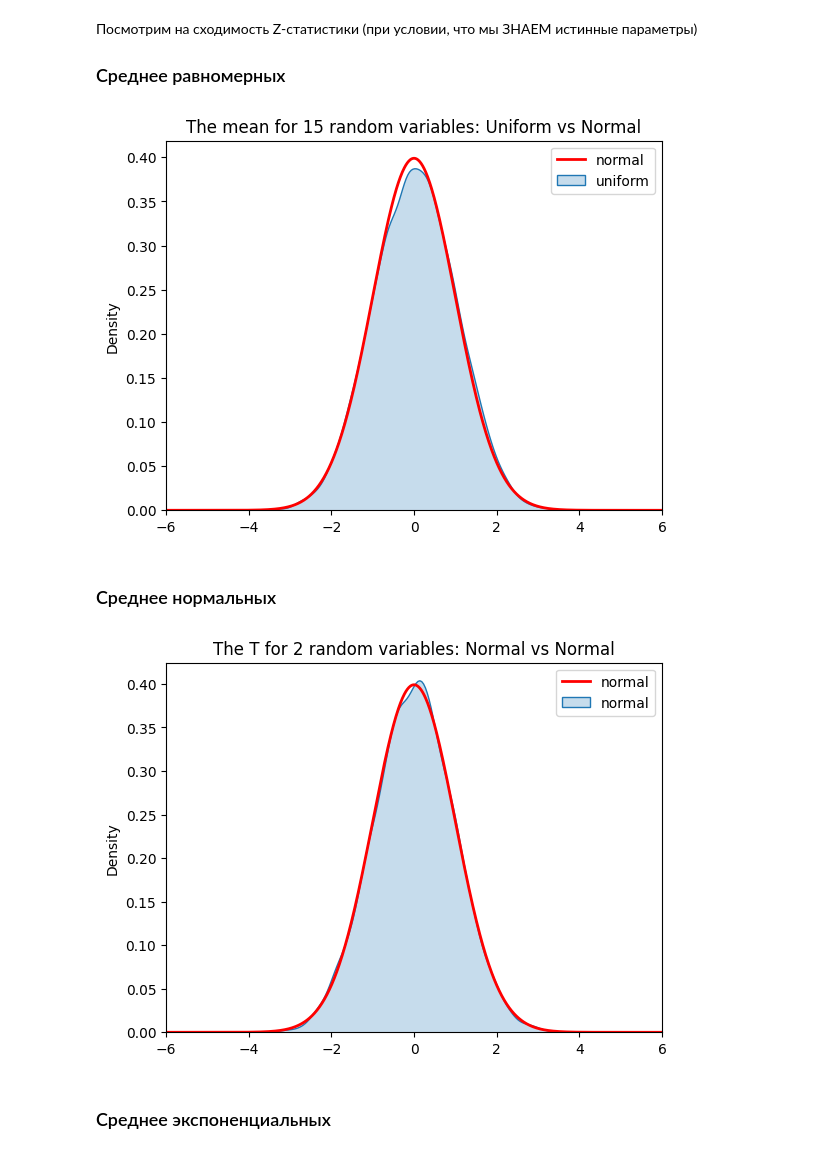
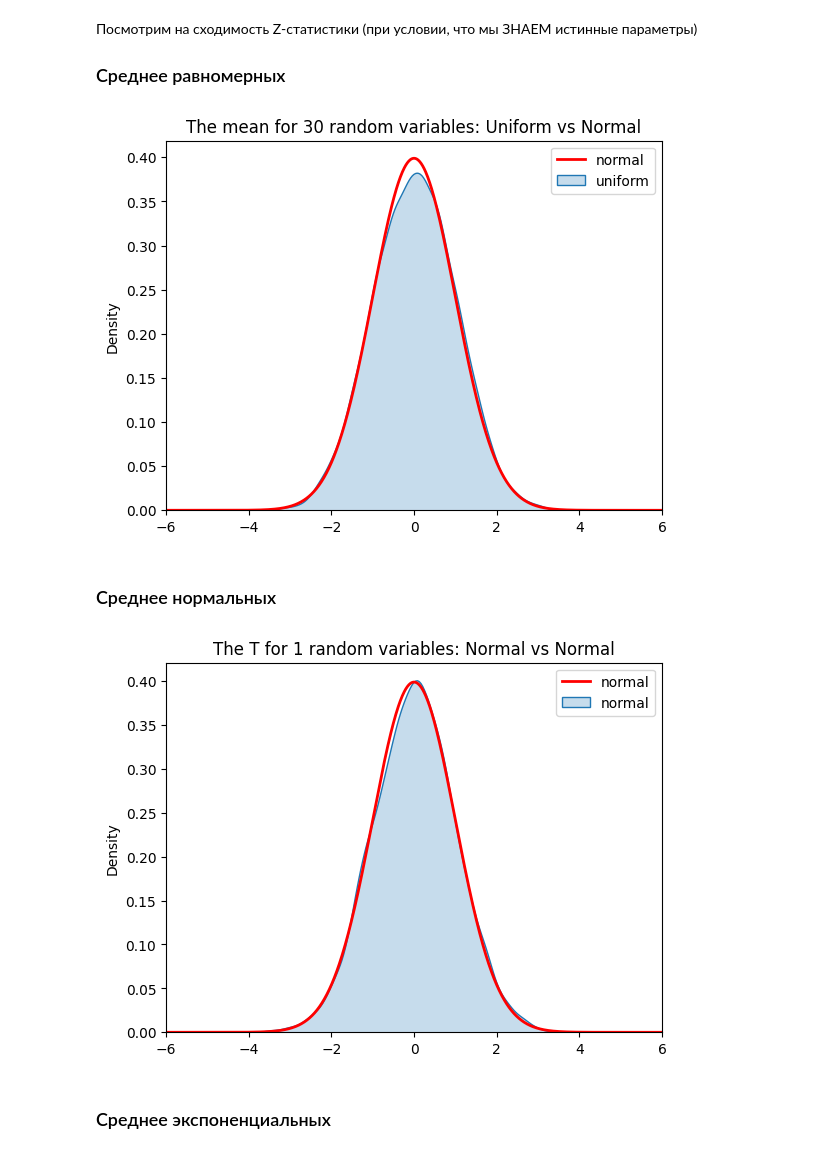
Before and after one commit to mishanko/YSDA_ABweek, a Jupyter notebook: AB Week. Day 1.ipynb, the cells around one changed output. Drawn from its saved outputs; the diff is of its cells as text; code cells hidden in the pictures.

```diff
--- a/AB Week. Day 1.ipynb
+++ b/AB Week. Day 1.ipynb
@@ -1049,27 +1050,27 @@ distribution_func = np.random.uniform
 mu = (left + right) / 2
 sigma = np.sqrt((right - left) ** 2 / 12)
 #Измените sample_size, чтобы увидеть, как быстро средние значения сходятся к нормальному распределению.
-sample_size = 15
+sample_size = 30
 M = 10000
 
 plot_mean(distribution_func, params, mu, sigma, sample_size, M)
 # %% [output]
-[figure, old version]
+[figure, new version]
 # %% [markdown]
 ### Среднее нормальных
 # %%
 mu = 10
 sigma = 5
 params = (mu, sigma)
 distribution_func = np.random.normal
 
 #Измените sample_size, чтобы увидеть, как быстро средние значения сходятся к нормальному распределению.
-sample_size = 2
+sample_size = 1
 M = 10000
 
 plot_mean(distribution_func, params, mu, sigma, sample_size, M)
 # %% [output]
-[figure, old version]
+[figure, new version]
 # %% [markdown]
 ### Среднее экспоненциальных
 # %%
```
Also changed, not shown: parts of 19 cells of this notebook, 8 other files.
